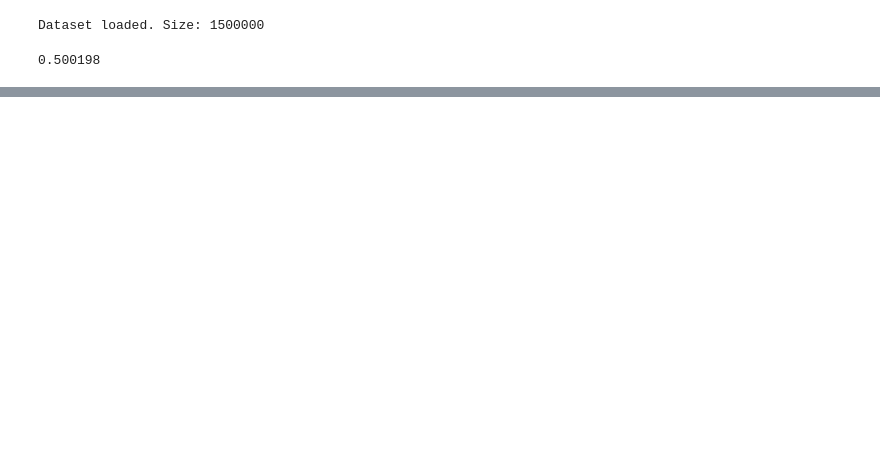
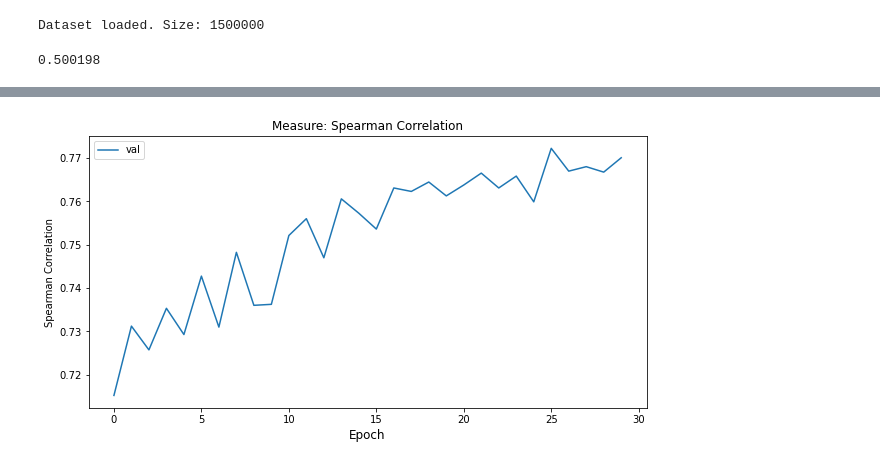
Before and after one commit to david-siqi-liu/sentence-ordering, a Jupyter notebook: dc2-notebook-sq2liu.ipynb, the cells around one changed output, grey strips where cells are left out. Drawn from its saved outputs; the diff is of its cells as text; code cells hidden in the pictures; blank space fills up the shorter version.

```diff
--- a/dc2-notebook-sq2liu.ipynb
+++ b/dc2-notebook-sq2liu.ipynb
@@ -469,0 +1228,4 @@ submission.to_csv(config.args['dir'] + 'submission.csv', index=False)
+# %%
+plot_statistics("Spearman Correlation", spearmans_pair)
+# %% [output]
+[figure, added]
```
Also changed, not shown: parts of 87 cells of this notebook.
